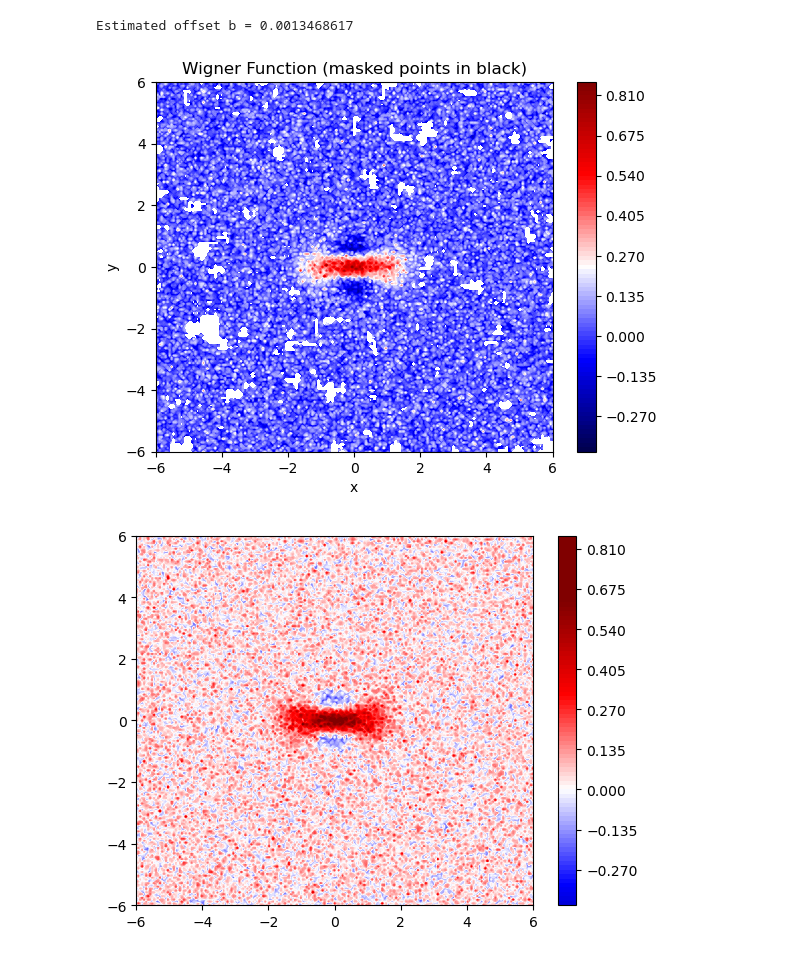
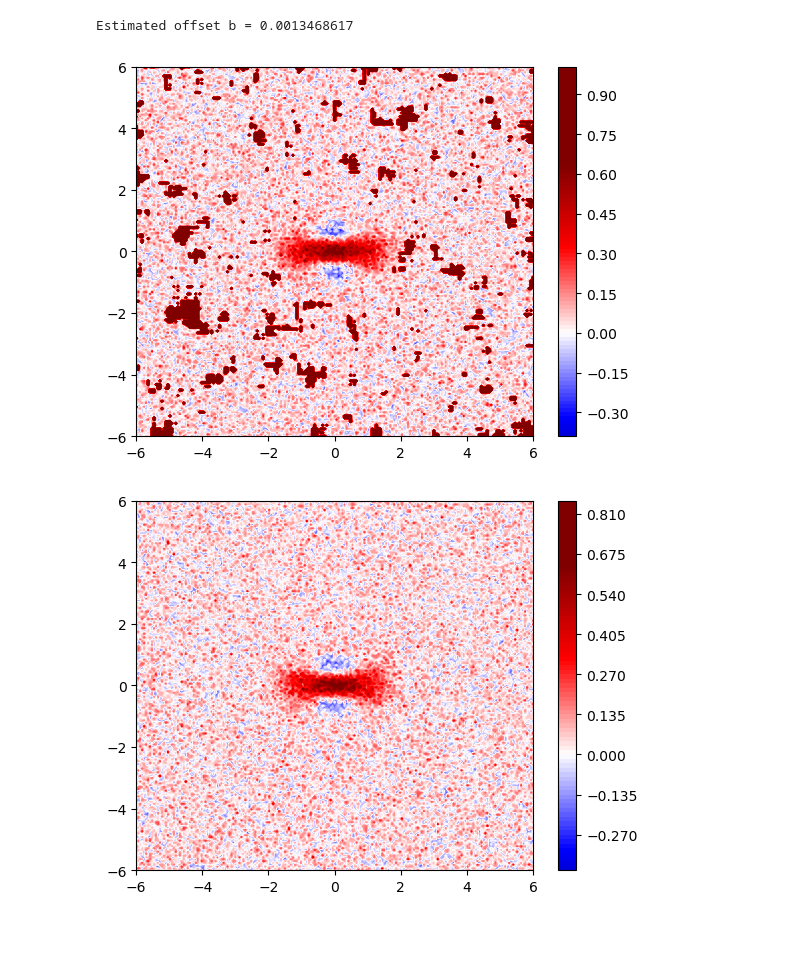
Before and after one commit to Manant02/ETH-Hackathon-2025-AandB, a Jupyter notebook: workspaces/Fabian/TaskC.ipynb, the cells around one changed output. Drawn from its saved outputs; the diff is of its cells as text; code cells hidden in the pictures.

```diff
--- a/workspaces/Fabian/TaskC.ipynb
+++ b/workspaces/Fabian/TaskC.ipynb
@@ -25,8 +25,8 @@ def plot_wigner(xvals, yvals, wigner_values):
 state = cat_factory(2)
 xvec, yvec, wigner = dq.wigner(state)
 
-a = 1.
-b = 0
+a = 1.1
+b = 0.2
 sigma = 0.1
 noise = np.random.normal(0.0, scale=sigma, size=wigner.shape)
 
@@ -173,38 +173,12 @@ def rescale_wigner_selected_integral(wigner_noisy_offsetted)
     relevant_mask_true_values=relevant_mask.sum()
     integral=np.sum(wigner_noisy_offsetted[relevant_mask])/wigner_noisy_offsetted.shape[0]**2*12**2
     integral
-# %%
-"""wigner_noisy_np=np.array(wigner_noisy)
-wigner_noisy_np[flat_mask]=1
-plot_wigner(xvec, yvec, wigner_noisy_np)"""
-
-"""wigner_noisy_np=np.array(wigner_noisy)
-masked_data = np.ma.masked_array(wigner_noisy_np, mask=flat_mask)
-cmap = plt.cm.seismic.copy()
-cmap.set_bad(color='b')
-contour = plt.contourf(xvec, yvec, masked_data.T, levels=100, cmap=cmap)"""
-
-# 1) Prepare data & mask
-wigner_noisy_np = np.array(wigner_noisy)
-mask_2d         = flat_mask.reshape(wigner_noisy_np.shape)
-masked_data     = np.ma.masked_array(wigner_noisy_np, mask=mask_2d)
-
-# 2) Customize colormap bad color
-cmap = plt.cm.seismic.copy()
-cmap.set_bad(color='b')
-
-# 3) Meshgrid for contourf
-X, Y = np.meshgrid(xvec, yvec)
-
-# 4) Plot
-plt.contourf(X, Y, masked_data.T, levels=100, cmap=cmap, origin='lower')
-plt.colorbar()
-plt.title('Wigner Function (masked points in black)')
-plt.xlabel('x')
-plt.ylabel('y')
-plt.show()
-# %% [output]
-[figure, removed]
+# %%
+wigner_noisy_np=np.array(wigner_noisy)
+wigner_noisy_np[flat_mask]=1
+plot_wigner(xvec, yvec, wigner_noisy_np)
+# %% [output]
+[figure, added]
 # %%
 wigner_noisy_offsetted=wigner_noisy-b_est
 plot_wigner(xvec, yvec, wigner_noisy_offsetted)
```
Also changed, not shown: 2 other files.
